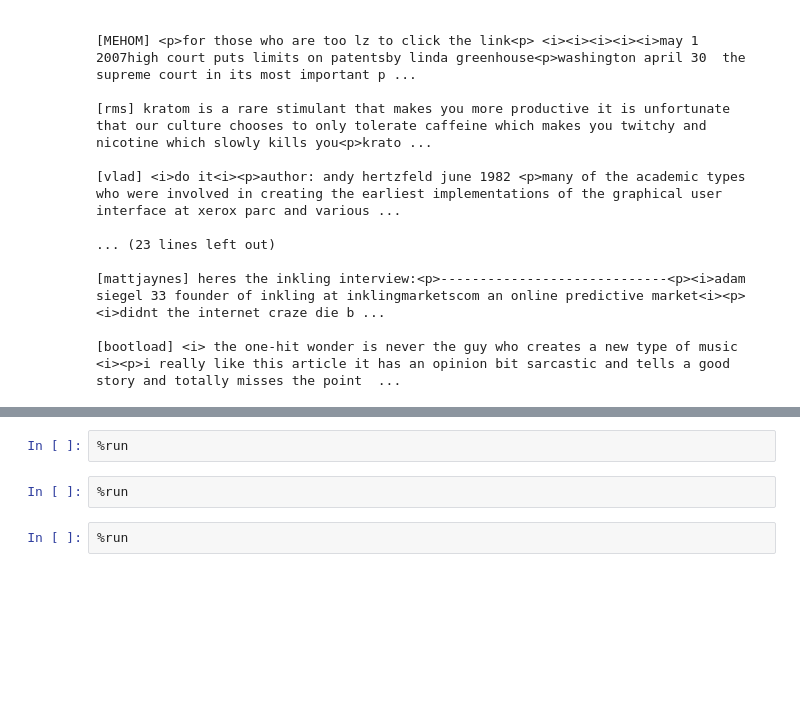
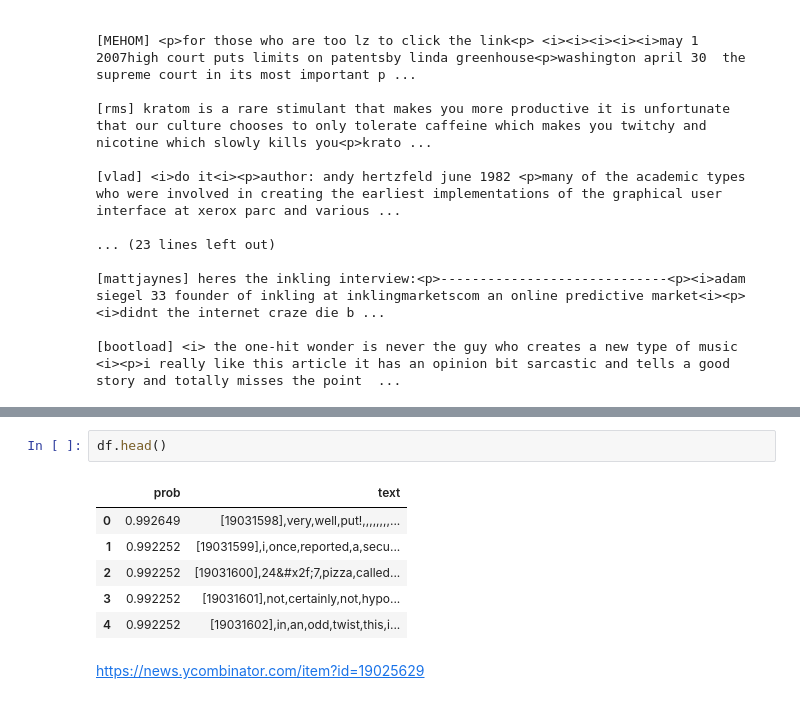
Before and after one commit to matthewwritter/keras_sandbox01, a Jupyter notebook: full_hn_usernames/full_hn_names_encapsulated.ipynb, the cells around one changed output, grey strips where cells are left out. Cells and saved outputs as stored; diff of their text form; blank space fills up the shorter version.

```diff
--- a/full_hn_usernames/full_hn_names_encapsulated.ipynb
+++ b/full_hn_usernames/full_hn_names_encapsulated.ipynb
@@ -140,6 +213,11 @@ for ix, row in high_prob.iterrows():
-# %%
-%run
-# %%
-%run
-# %%
-%run
+# %%
+df.head()
+# %% [output]
+|  | prob | text |
+| 0 | 0.992649 | [19031598],very,well,put!,,,,,,,,... |
+| 1 | 0.992252 | [19031599],i,once,reported,a,secu... |
+| 2 | 0.992252 | [19031600],24&#x2f;7,pizza,called... |
+| 3 | 0.992252 | [19031601],not,certainly,not,hypo... |
+| 4 | 0.992252 | [19031602],in,an,odd,twist,this,i... |
+# %% [markdown]
+https://news.ycombinator.com/item?id=19025629
```
Also changed, not shown: parts of 10 cells of this notebook, 2 other files.
